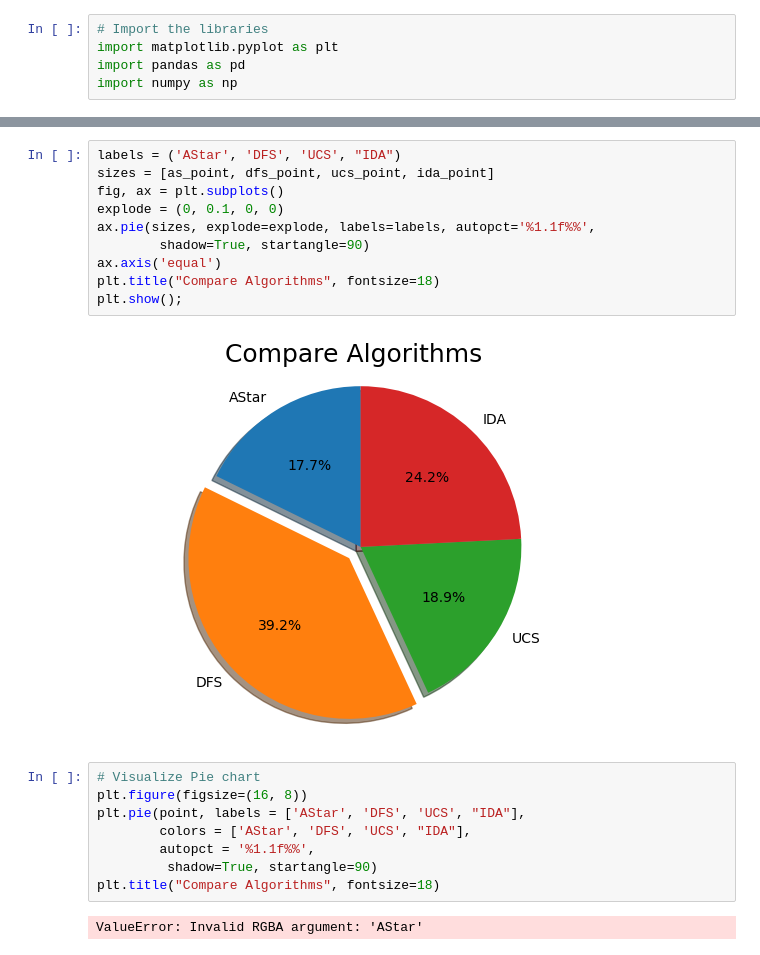
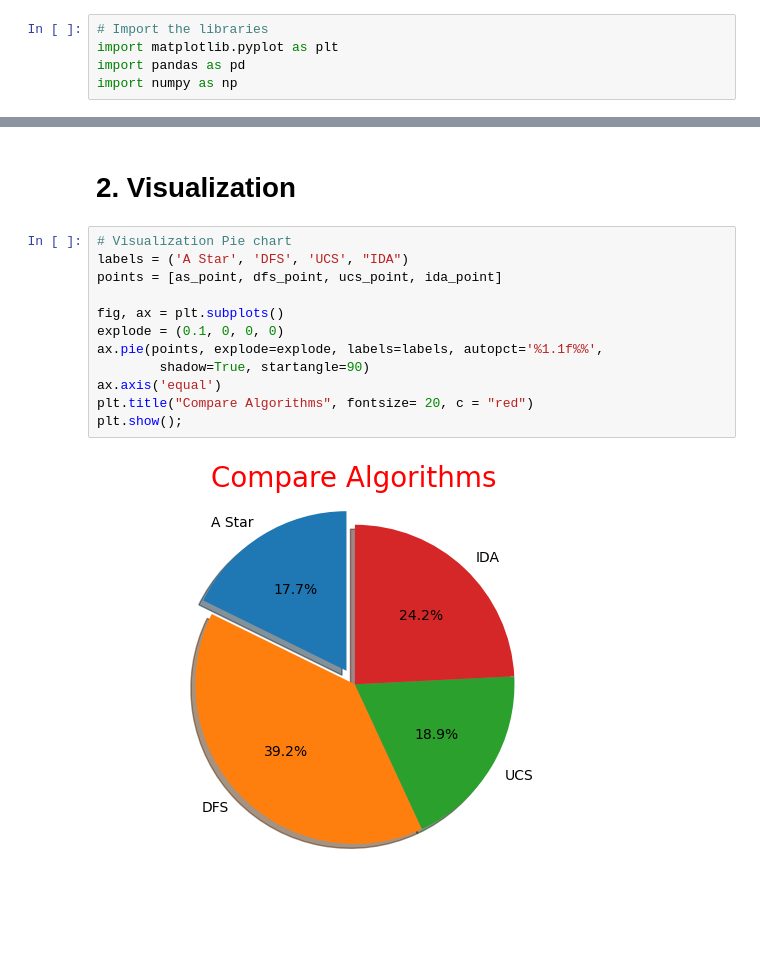
Before and after one commit to tuanlda78202/TP, a Jupyter notebook: Official/Analytics/Accuracy.ipynb, the cells around one changed output, grey strips where cells are left out. Cells and saved outputs as stored; diff of their text form; blank space fills up the shorter version.

```diff
--- a/Official/Analytics/Accuracy.ipynb
+++ b/Official/Analytics/Accuracy.ipynb
@@ -73,22 +73,16 @@ point = [as_point, dfs_point, ucs_point, ida_point]
+# %% [markdown]
+# 2. Visualization
 # %%
-labels = ('AStar', 'DFS', 'UCS', "IDA")
-sizes = [as_point, dfs_point, ucs_point, ida_point]
+# Visualization Pie chart
+labels = ('A Star', 'DFS', 'UCS', "IDA")
+points = [as_point, dfs_point, ucs_point, ida_point]
+
 fig, ax = plt.subplots()
-explode = (0, 0.1, 0, 0)
-ax.pie(sizes, explode=explode, labels=labels, autopct='%1.1f%%',
+explode = (0.1, 0, 0, 0)
+ax.pie(points, explode=explode, labels=labels, autopct='%1.1f%%',
         shadow=True, startangle=90)
 ax.axis('equal')
-plt.title("Compare Algorithms", fontsize=18)
+plt.title("Compare Algorithms", fontsize= 20, c = "red")
 plt.show();
 # %% [output]
-[figure, old version]
+[figure, new version]
-# %%
-# Visualize Pie chart
-plt.figure(figsize=(16, 8))
-plt.pie(point, labels = ['AStar', 'DFS', 'UCS', "IDA"],
-        colors = ['AStar', 'DFS', 'UCS', "IDA"],
-        autopct = '%1.1f%%',
-         shadow=True, startangle=90)
-plt.title("Compare Algorithms", fontsize=18)
-# %% [output]
-ValueError: Invalid RGBA argument: 'AStar'
```
Also changed, not shown: parts of 4 cells of this notebook, 1 other file.
